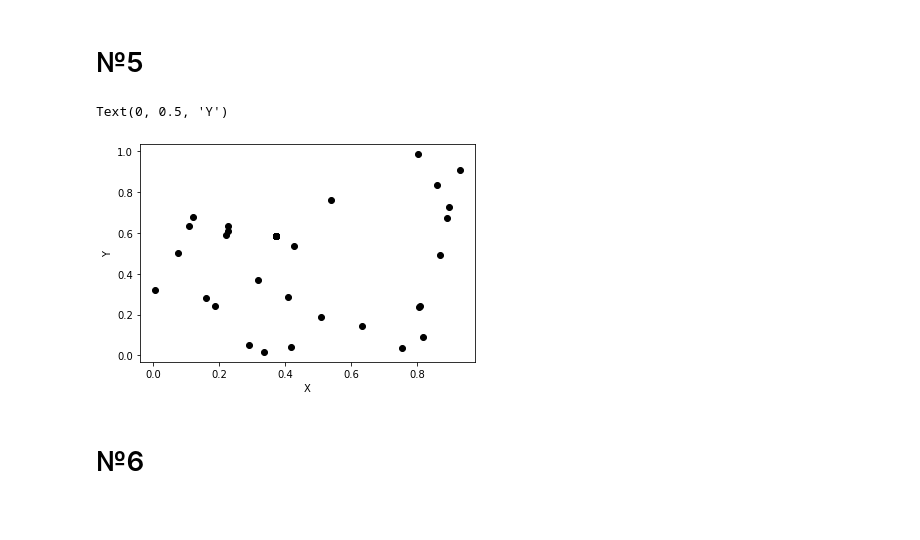
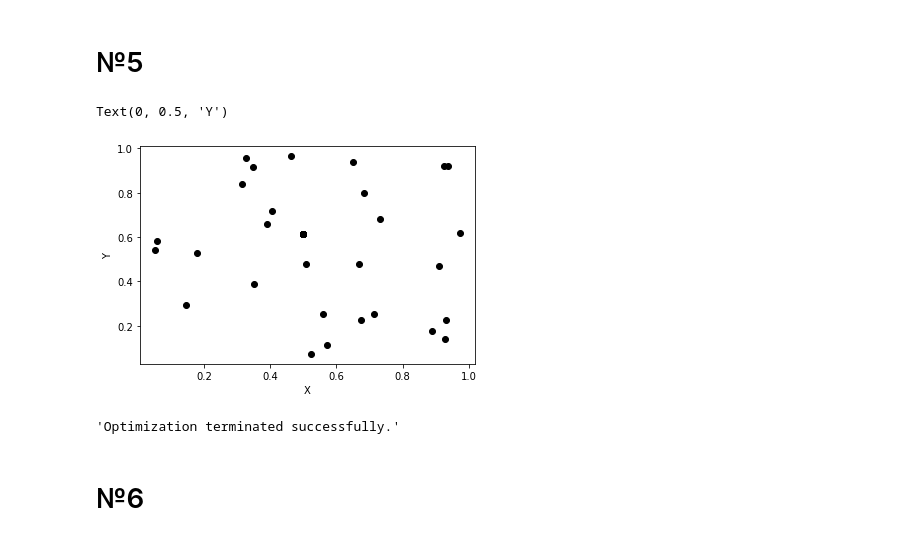
Before and after one commit to zugzvangg/SPC, a Jupyter notebook: numerics/HW6/HW6.ipynb, the cells around one changed output. Saved outputs shown, nothing was run; the diff lists cells and outputs as text; code cells hidden in the pictures; blank space fills up the shorter version.

```diff
--- a/numerics/HW6/HW6.ipynb
+++ b/numerics/HW6/HW6.ipynb
@@ -180,40 +262,47 @@ print(sorted(eigenvalues)[:2])
 # %% [markdown]
 # №5
-# %%
-import jax.numpy as jnp
-from jax import grad, jit
-
-setup = np.array(list(pd.read_pickle("data/data_sensors.pickle").values()))
-# все вектора двухмерные
-
-def loss(x):
-    total_loss = 0
-    # просто так массивы не поумножаешь, minimize их норовит выпрямить в 1-dim
-    i, j, n = setup[:, 0], setup[:, 1], setup[:, 2]
-    for k in range(len(n)):
-        tmp = jnp.array([x[i[k]] - x[j[k]], x[LEN_TASK + i[k]] - x[LEN_TASK + j[k]]])
-        total_loss += jnp.linalg.norm(tmp - n[k]*(tmp @ n[k]))
-    return jnp.sum(total_loss)
-
-
-grad_loss_function = grad(loss)
-LEN_TASK = len(setup[:, 2])
-
-x0 = np.random.random_sample(2*LEN_TASK)
-res = optimize.minimize(
-    loss, # Loss function
-    x0,   # Initial value
-    jac  = jax.grad(loss),
-    method = 'BFGS'
-)["x"]
-
-res = res.reshape((2, LEN_TASK))
-plt.plot(res[0], res[1], color='black', marker='o', linestyle = '')
-plt.xlabel("X")
-plt.ylabel("Y")
-# %% [output]
-Text(0, 0.5, 'Y')
-[figure, removed]
+# %%
+import jax.numpy as jnp
+from jax import grad, jit
+
+np.random.seed(50)
+
+setup = np.array(list(pd.read_pickle("data/data_sensors.pickle").values()))
+# все вектора двухмерные
+
+def loss(x):
+    total_loss = 0
+    # просто так массивы не поумножаешь, minimize их норовит выпрямить в 1-dim
+    i, j, n = setup[:, 0], setup[:, 1], setup[:, 2]
+    for k in range(len(n)):
+        tmp = jnp.array([x[i[k]] - x[j[k]], x[LEN_TASK + i[k]] - x[LEN_TASK + j[k]]])
+        total_loss += (tmp - n[k]*(tmp @ n[k]))**2
+    return jnp.sum(total_loss)
+
+
+grad_loss_function = grad(loss)
+LEN_TASK = len(setup[:, 2])
+
+x0 = np.random.random_sample(2*LEN_TASK)
+sol = optimize.minimize(
+    loss, # Loss function
+    x0,   # Initial value
+    jac  = jax.grad(loss),
+    method = 'BFGS'
+)
+res = sol["x"]
+
+res = res.reshape((2, LEN_TASK))
+plt.plot(res[0], res[1], color='black', marker='o', linestyle = '')
+plt.xlabel("X")
+plt.ylabel("Y")
+# %% [output]
+Text(0, 0.5, 'Y')
+[figure, added]
+# %%
+sol["message"]
+# %% [output]
+'Optimization terminated successfully.'
 # %% [markdown]
 # №6
 # %%
```
Also changed, not shown: parts of 24 cells of this notebook.
